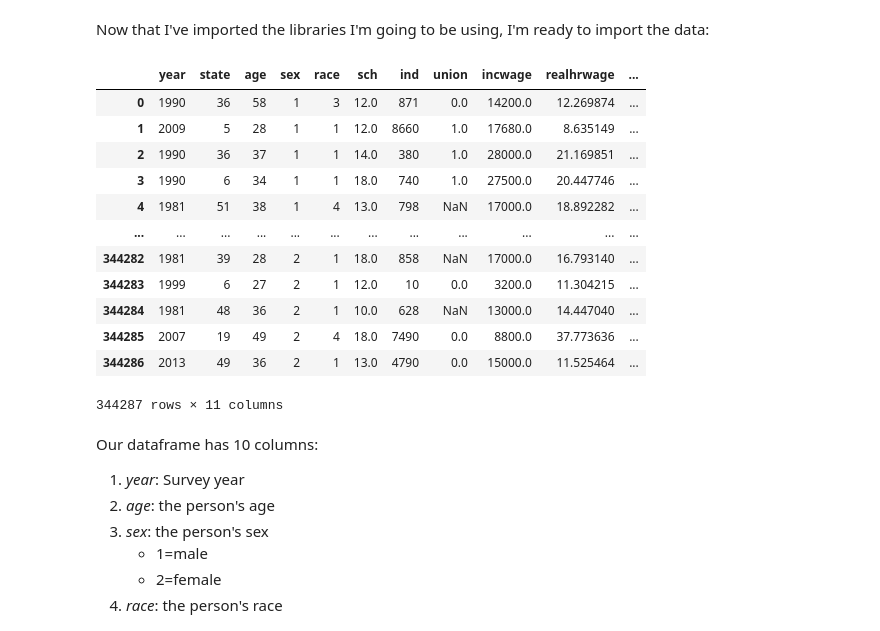
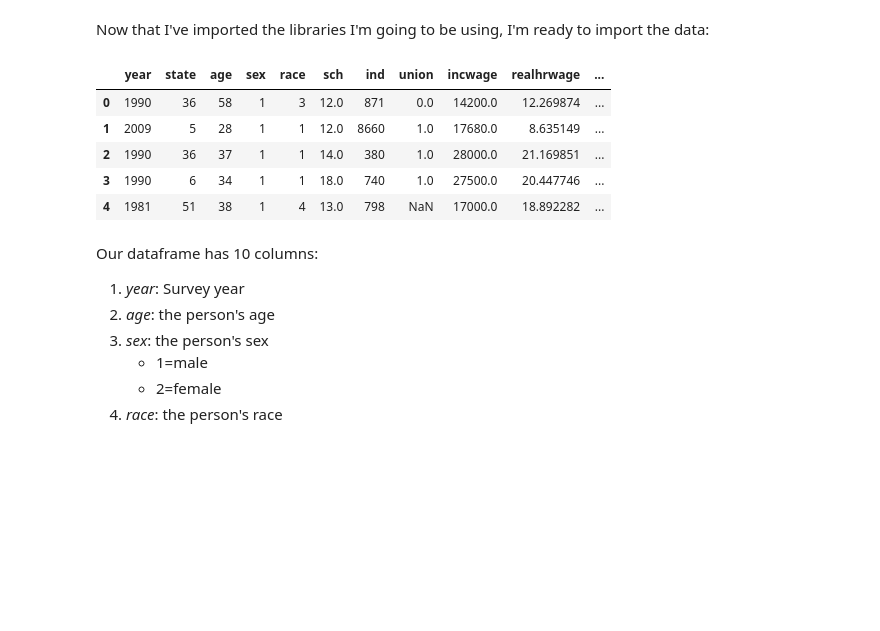
Before and after one commit to hailunj/QM2-2024, a Jupyter notebook: notebooks/W07. Linear Regression.ipynb, the cells around one changed output. Saved outputs shown, nothing was run; the diff lists cells and outputs as text; code cells hidden in the pictures; blank space fills up the shorter version.

```diff
--- a/notebooks/W07. Linear Regression.ipynb
+++ b/notebooks/W07. Linear Regression.ipynb
@@ -48,21 +48,14 @@ sns.set_style("white")
 Now that I've imported the libraries I'm going to be using, I'm ready to import the data:
 # %%
 df=pd.read_csv('https://storage.googleapis.com/qm2/wk7/cps.csv')
-df
+df.head()
 # %% [output]
 |  | year | state | age | sex | race | sch | ind | union | incwage | realhrwage | ... |
 | 0 | 1990 | 36 | 58 | 1 | 3 | 12.0 | 871 | 0.0 | 14200.0 | 12.269874 | ... |
 | 1 | 2009 | 5 | 28 | 1 | 1 | 12.0 | 8660 | 1.0 | 17680.0 | 8.635149 | ... |
 | 2 | 1990 | 36 | 37 | 1 | 1 | 14.0 | 380 | 1.0 | 28000.0 | 21.169851 | ... |
 | 3 | 1990 | 6 | 34 | 1 | 1 | 18.0 | 740 | 1.0 | 27500.0 | 20.447746 | ... |
 | 4 | 1981 | 51 | 38 | 1 | 4 | 13.0 | 798 | NaN | 17000.0 | 18.892282 | ... |
-| ... | ... | ... | ... | ... | ... | ... | ... | ... | ... | ... | ... |
-| 344282 | 1981 | 39 | 28 | 2 | 1 | 18.0 | 858 | NaN | 17000.0 | 16.793140 | ... |
-| 344283 | 1999 | 6 | 27 | 2 | 1 | 12.0 | 10 | 0.0 | 3200.0 | 11.304215 | ... |
-| 344284 | 1981 | 48 | 36 | 2 | 1 | 10.0 | 628 | NaN | 13000.0 | 14.447040 | ... |
-| 344285 | 2007 | 19 | 49 | 2 | 4 | 18.0 | 7490 | 0.0 | 8800.0 | 37.773636 | ... |
-| 344286 | 2013 | 49 | 36 | 2 | 1 | 13.0 | 4790 | 0.0 | 15000.0 | 11.525464 | ... |
-344287 rows × 11 columns
 # %% [markdown]
 Our dataframe has 10 columns:
 
```
Also changed, not shown: parts of 8 cells of this notebook.
